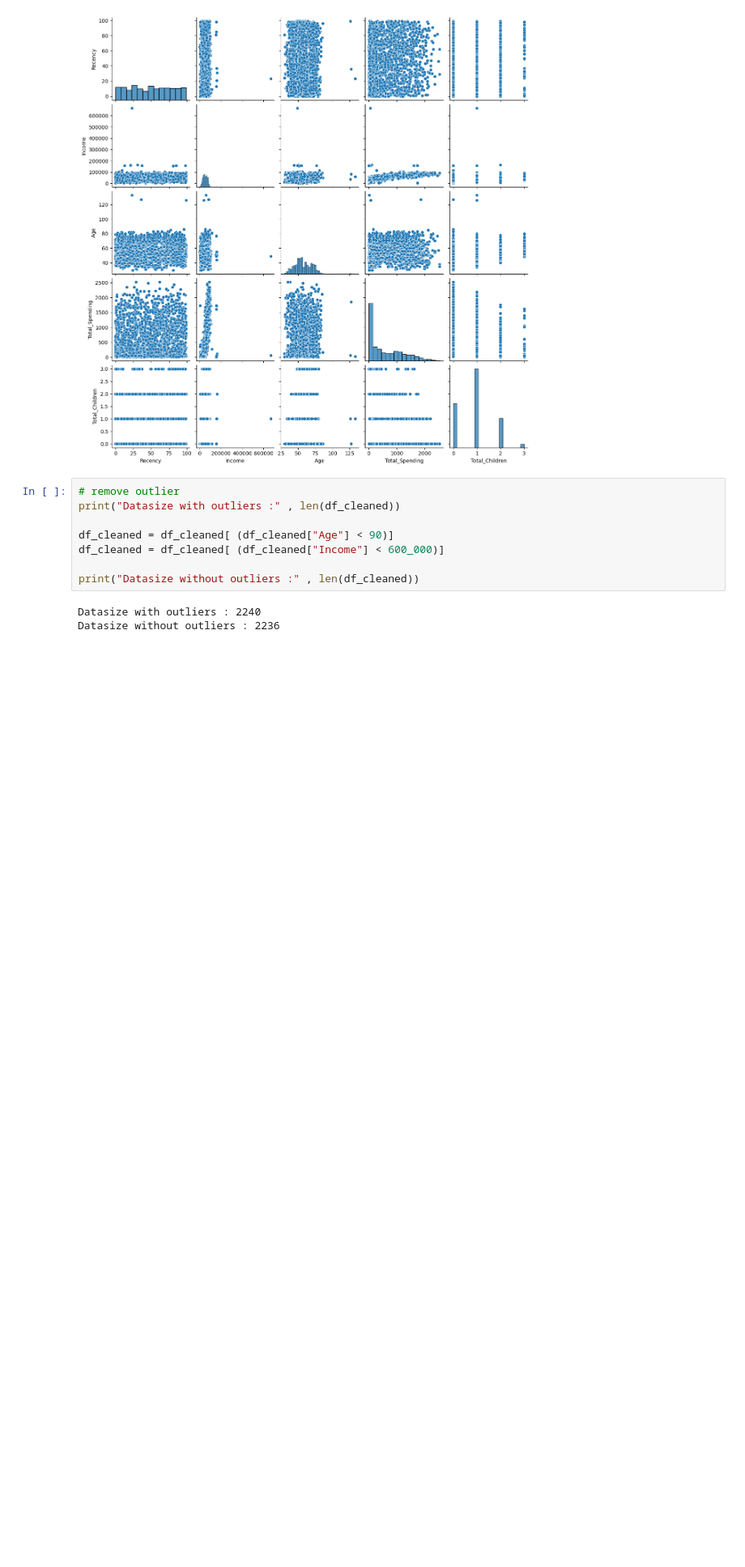
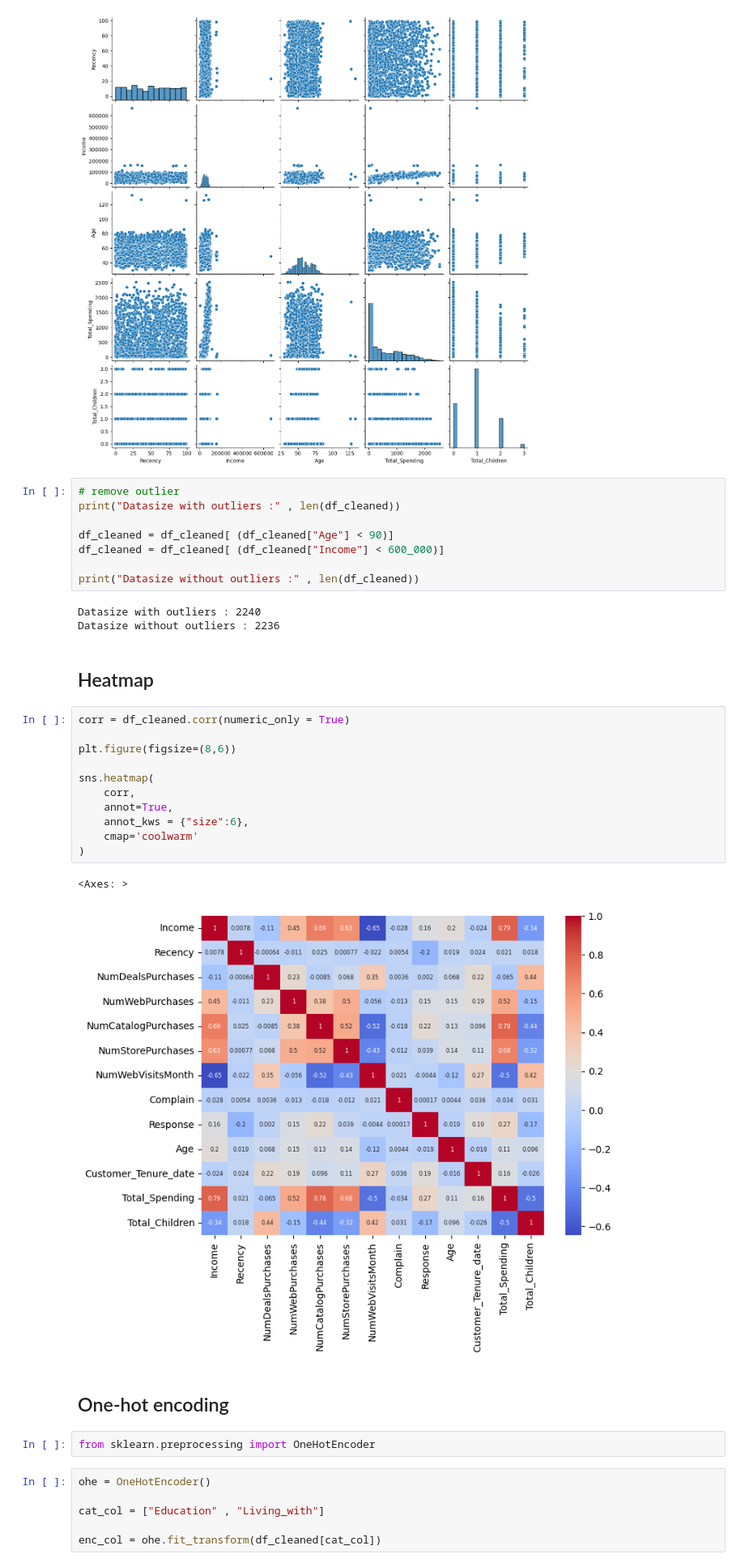
Before and after one commit to Tanmai-Thakre/Minor_Projects, a Jupyter notebook: Smartcart_clustering_system/Smartcart.ipynb, the cells around one changed output. Shown at 81% size. Saved outputs shown, nothing was run; the diff lists cells and outputs as text; blank space fills up the shorter version.

Commit message:
feat: Encoding & Scaling of data

```diff
--- a/Smartcart_clustering_system/Smartcart.ipynb
+++ b/Smartcart_clustering_system/Smartcart.ipynb
@@ -161,3 +162,29 @@ print("Datasize without outliers :" , len(df_cleaned))
 # %% [output]
 Datasize with outliers : 2240
 Datasize without outliers : 2236
+# %% [markdown]
+## Heatmap
+# %%
+corr = df_cleaned.corr(numeric_only = True)
+
+plt.figure(figsize=(8,6))
+
+sns.heatmap(
+    corr,
+    annot=True,
+    annot_kws = {"size":6},
+    cmap='coolwarm'
+)
+# %% [output]
+<Axes: >
+[figure, added]
+# %% [markdown]
+## One-hot encoding
+# %%
+from sklearn.preprocessing import OneHotEncoder
+# %%
+ohe = OneHotEncoder()
+
+cat_col = ["Education" , "Living_with"]
+
+enc_col = ohe.fit_transform(df_cleaned[cat_col])
```
Also changed, not shown: parts of 8 cells of this notebook.
